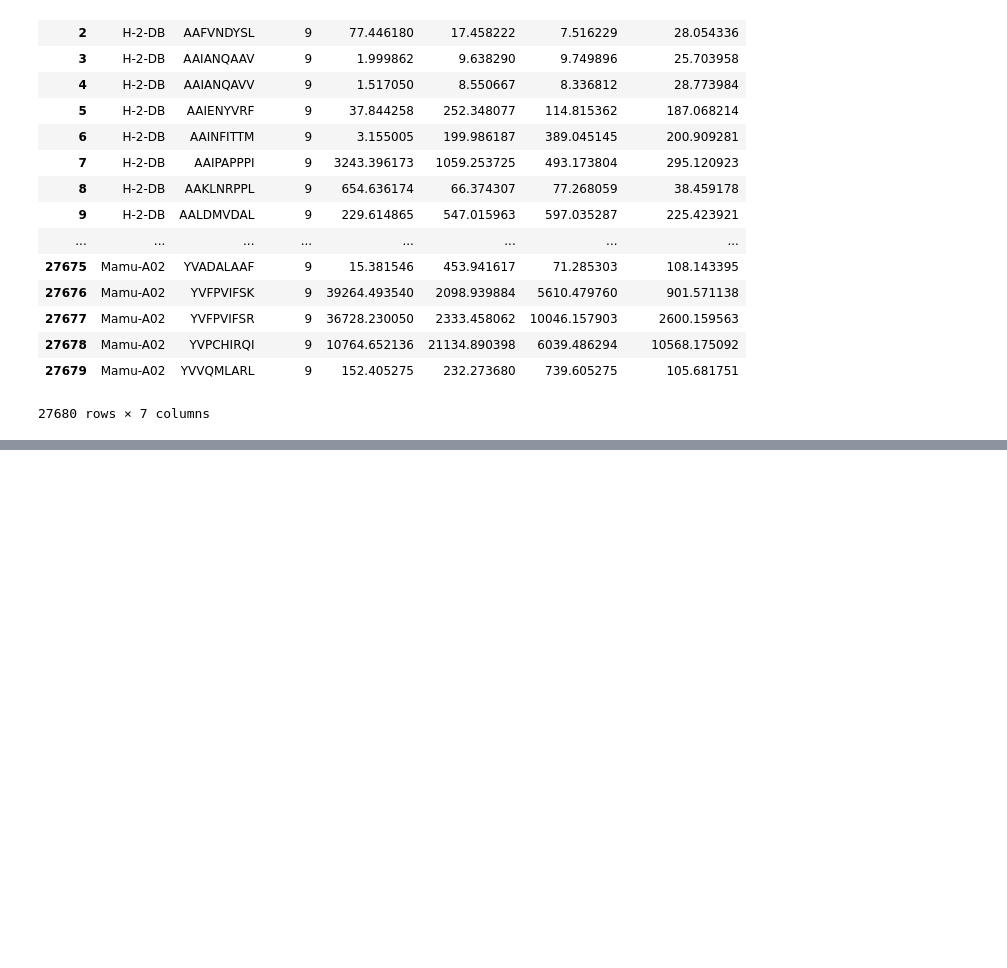
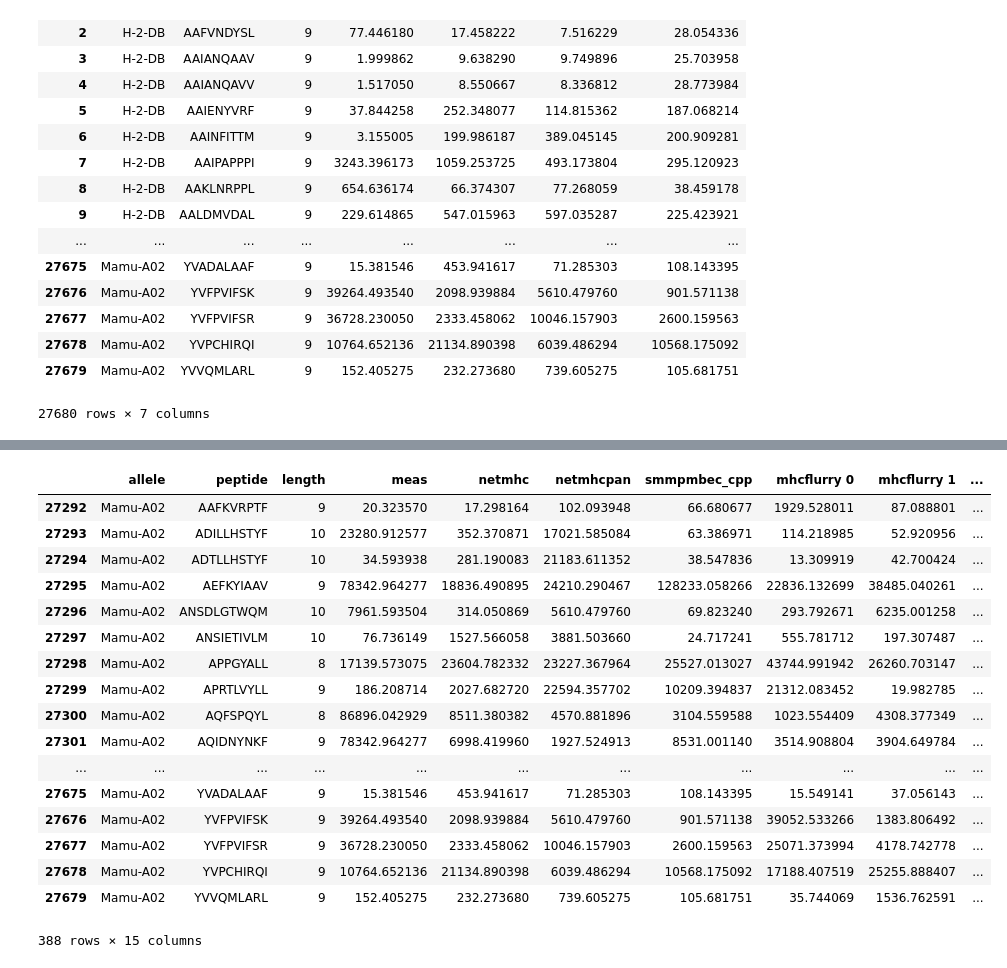
Before and after one commit to hammerlab/mhcflurry-icml-compbio-2016, a Jupyter notebook: notebooks/validation.ipynb, the cells around one changed output, grey strips where cells are left out. Cells and saved outputs as stored; diff of their text form; code cells hidden in the pictures; blank space fills up the shorter version.

```diff
--- a/notebooks/validation.ipynb
+++ b/notebooks/validation.ipynb
@@ -58,17 +63,3 @@ validation_df
 | 27678 | Mamu-A02 | YVPCHIRQI | 9 | 10764.652136 | 21134.890398 | 6039.486294 | 10568.175092 |
 | 27679 | Mamu-A02 | YVVQMLARL | 9 | 152.405275 | 232.273680 | 739.605275 | 105.681751 |
 27680 rows × 7 columns
-# %%
-'''
-(validation_df, peptide_col_name) = mhcflurry.data.load_dataframe(
-        filename="../data/combined_test_BLIND_dataset_from_kim2013.csv",
-        max_ic50=max_ic50,
-        sep=None,
-        species_column_name="species",
-        allele_column_name="mhc",
-        peptide_column_name=None,
-        filter_peptide_length=None,
-        ic50_column_name="meas",
-        only_human=False)
-validation_df
-'''
@@ -170,2 +242,24 @@ def df_to_allele_data(df):
+# %%
+validation_df_with_mhcflurry_results = validation_df_with_mhcflurry.ix[validation_df_with_mhcflurry.allele.isin(models_and_scores)]
+validation_df_with_mhcflurry_results
+# %% [output]
+|  | allele | peptide | length | meas | netmhc | netmhcpan | smmpmbec_cpp | mhcflurry 0 | mhcflurry 1 | ... |
+| 27292 | Mamu-A02 | AAFKVRPTF | 9 | 20.323570 | 17.298164 | 102.093948 | 66.680677 | 1929.528011 | 87.088801 | ... |
+| 27293 | Mamu-A02 | ADILLHSTYF | 10 | 23280.912577 | 352.370871 | 17021.585084 | 63.386971 | 114.218985 | 52.920956 | ... |
+| 27294 | Mamu-A02 | ADTLLHSTYF | 10 | 34.593938 | 281.190083 | 21183.611352 | 38.547836 | 13.309919 | 42.700424 | ... |
+| 27295 | Mamu-A02 | AEFKYIAAV | 9 | 78342.964277 | 18836.490895 | 24210.290467 | 128233.058266 | 22836.132699 | 38485.040261 | ... |
+| 27296 | Mamu-A02 | ANSDLGTWQM | 10 | 7961.593504 | 314.050869 | 5610.479760 | 69.823240 | 293.792671 | 6235.001258 | ... |
+| 27297 | Mamu-A02 | ANSIETIVLM | 10 | 76.736149 | 1527.566058 | 3881.503660 | 24.717241 | 555.781712 | 197.307487 | ... |
+| 27298 | Mamu-A02 | APPGYALL | 8 | 17139.573075 | 23604.782332 | 23227.367964 | 25527.013027 | 43744.991942 | 26260.703147 | ... |
+| 27299 | Mamu-A02 | APRTLVYLL | 9 | 186.208714 | 2027.682720 | 22594.357702 | 10209.394837 | 21312.083452 | 19.982785 | ... |
+| 27300 | Mamu-A02 | AQFSPQYL | 8 | 86896.042929 | 8511.380382 | 4570.881896 | 3104.559588 | 1023.554409 | 4308.377349 | ... |
+| 27301 | Mamu-A02 | AQIDNYNKF | 9 | 78342.964277 | 6998.419960 | 1927.524913 | 8531.001140 | 3514.908804 | 3904.649784 | ... |
+| ... | ... | ... | ... | ... | ... | ... | ... | ... | ... | ... |
+| 27675 | Mamu-A02 | YVADALAAF | 9 | 15.381546 | 453.941617 | 71.285303 | 108.143395 | 15.549141 | 37.056143 | ... |
+| 27676 | Mamu-A02 | YVFPVIFSK | 9 | 39264.493540 | 2098.939884 | 5610.479760 | 901.571138 | 39052.533266 | 1383.806492 | ... |
+| 27677 | Mamu-A02 | YVFPVIFSR | 9 | 36728.230050 | 2333.458062 | 10046.157903 | 2600.159563 | 25071.373994 | 4178.742778 | ... |
+| 27678 | Mamu-A02 | YVPCHIRQI | 9 | 10764.652136 | 21134.890398 | 6039.486294 | 10568.175092 | 17188.407519 | 25255.888407 | ... |
+| 27679 | Mamu-A02 | YVVQMLARL | 9 | 152.405275 | 232.273680 | 739.605275 | 105.681751 | 35.744069 | 1536.762591 | ... |
+388 rows × 15 columns
 # %%
 scores_df = collections.defaultdict(list)
```
Also changed, not shown: parts of 17 cells of this notebook.
